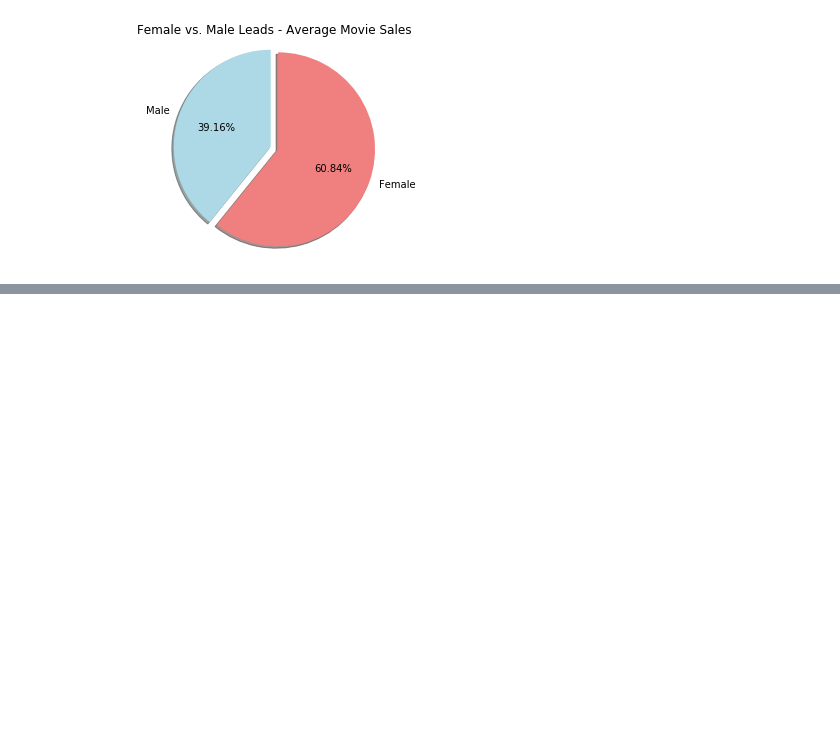
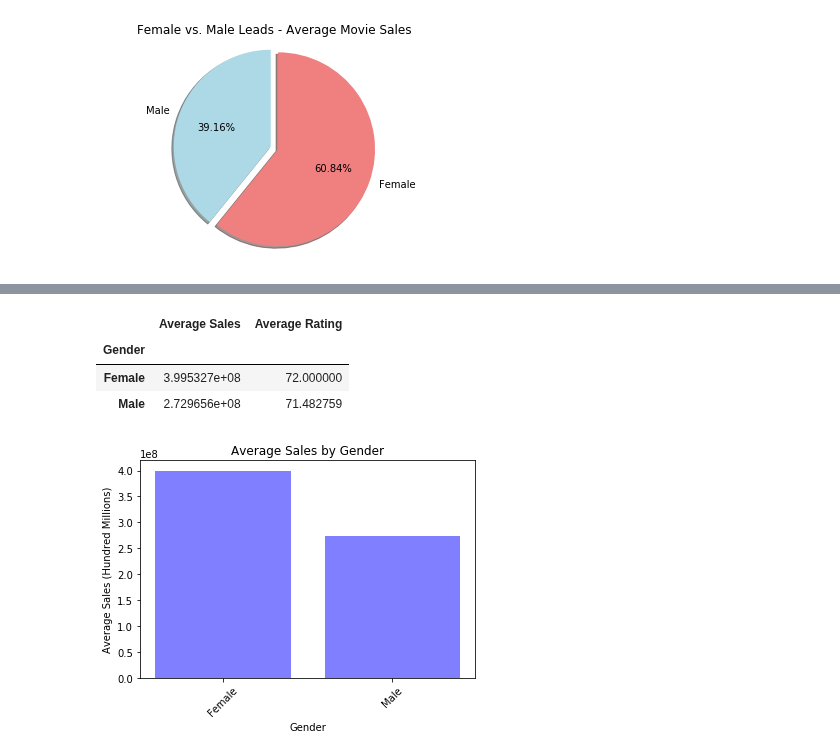
Before and after one commit to RyanSchraeder/Team-Aurora-Marvels, a Jupyter notebook: SuperHero_plots.ipynb, the cells around one changed output, grey strips where cells are left out. Drawn from its saved outputs; the diff is of its cells as text; code cells hidden in the pictures; blank space fills up the shorter version.

Commit message:
Fixed plots

```diff
--- a/SuperHero_plots.ipynb
+++ b/SuperHero_plots.ipynb
@@ -185,0 +202,25 @@ plt.show()
+# %%
+group_gender = mergedSuperheroes.groupby(['Gender'])
+Sales_avg = group_gender['Inflation_Sales'].mean()
+Rating_avg = group_gender['Rating'].mean()
+Superhero_Gender_AVG_df = pd.DataFrame({'Average Sales': Sales_avg, 'Average Rating': Rating_avg})
+Superhero_Gender_AVG_df.head()
+# %% [output]
+|  | Average Sales | Average Rating |
+| Gender |  |  |
+| Female | 3.995327e+08 | 72.000000 |
+| Male | 2.729656e+08 | 71.482759 |
+# %%
+# Set x axis and tick locations
+x_axis = np.arange(len(Superhero_Gender_AVG_df))
+plt.xticks(x_axis, Superhero_Gender_AVG_df.index, rotation = 45)
+plt.bar(x_axis, Superhero_Gender_AVG_df['Average Sales'], color='b', alpha=.5, align="center")
+
+#Labels and Title
+plt.xlabel("Gender")
+plt.ylabel("Average Sales (Hundred Millions)")
+plt.title("Average Sales by Gender")
+
+plt.show()
+# %% [output]
+[figure, added]
```
Also changed, not shown: parts of 3 cells of this notebook.
